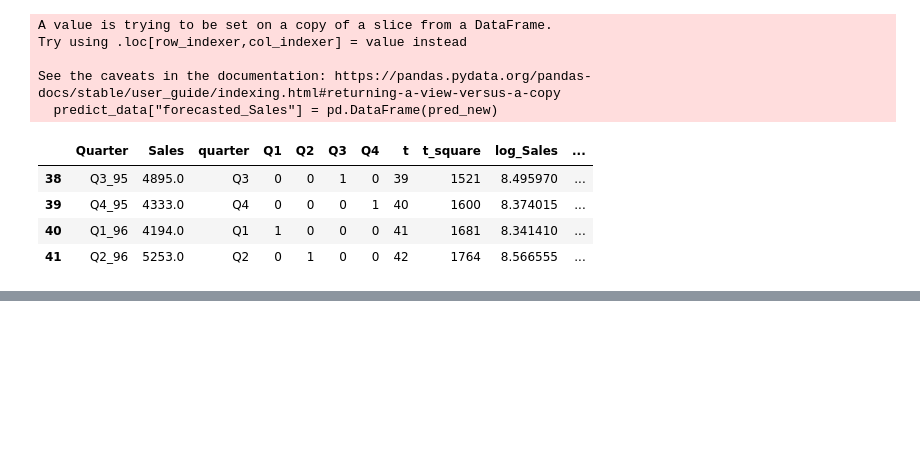
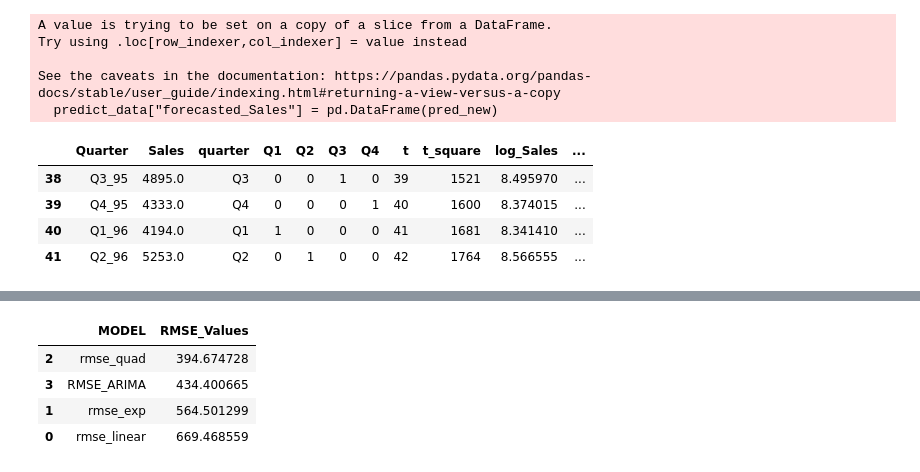
Before and after one commit to KunalDoshi-Code/Data_Science_Assignments, a Jupyter notebook: Assignments/17-Forecasting/CocaCola_Sales/forecasting-coca-cola-price.ipynb, the cells around one changed output, grey strips where cells are left out. Cells and saved outputs as stored; diff of their text form; code cells hidden in the pictures; blank space fills up the shorter version.

```diff
--- a/Assignments/17-Forecasting/CocaCola_Sales/forecasting-coca-cola-price.ipynb
+++ b/Assignments/17-Forecasting/CocaCola_Sales/forecasting-coca-cola-price.ipynb
@@ -305,0 +355,18 @@ predict_data
+# %%
+X = train.values
+X = X.astype('float32')
+train_size = int(len(X) * 0.50)
+train, test = X[0:train_size], X[train_size:]
+# %%
+history = [x for x in train]
+predictions = list()
+for i in range(len(test)):
+    yhat = history[-1]
+    predictions.append(yhat)
+# observation
+    obs = test[i]
+    history.append(obs)
+    print('>Predicted=%.3f, Expected=%.3f' % (yhat, obs))
+# report performance
+rmse = sqrt(mean_squared_error(test, predictions))
+print('RMSE: %.3f' % rmse)
@@ -305,0 +393,10 @@ predict_data
+# %%
+data = {"MODEL":pd.Series(["rmse_linear","rmse_exp","rmse_quad","RMSE_ARIMA"]),"RMSE_Values":pd.Series([rmse_linear,rmse_Exp,rmse_Quad,rmse])}
+table_rmse=pd.DataFrame(data)
+table_rmse.sort_values(['RMSE_Values'])
+# %% [output]
+|  | MODEL | RMSE_Values |
+| 2 | rmse_quad | 394.674728 |
+| 3 | RMSE_ARIMA | 434.400665 |
+| 1 | rmse_exp | 564.501299 |
+| 0 | rmse_linear | 669.468559 |
```
Also changed, not shown: parts of 11 cells of this notebook.
